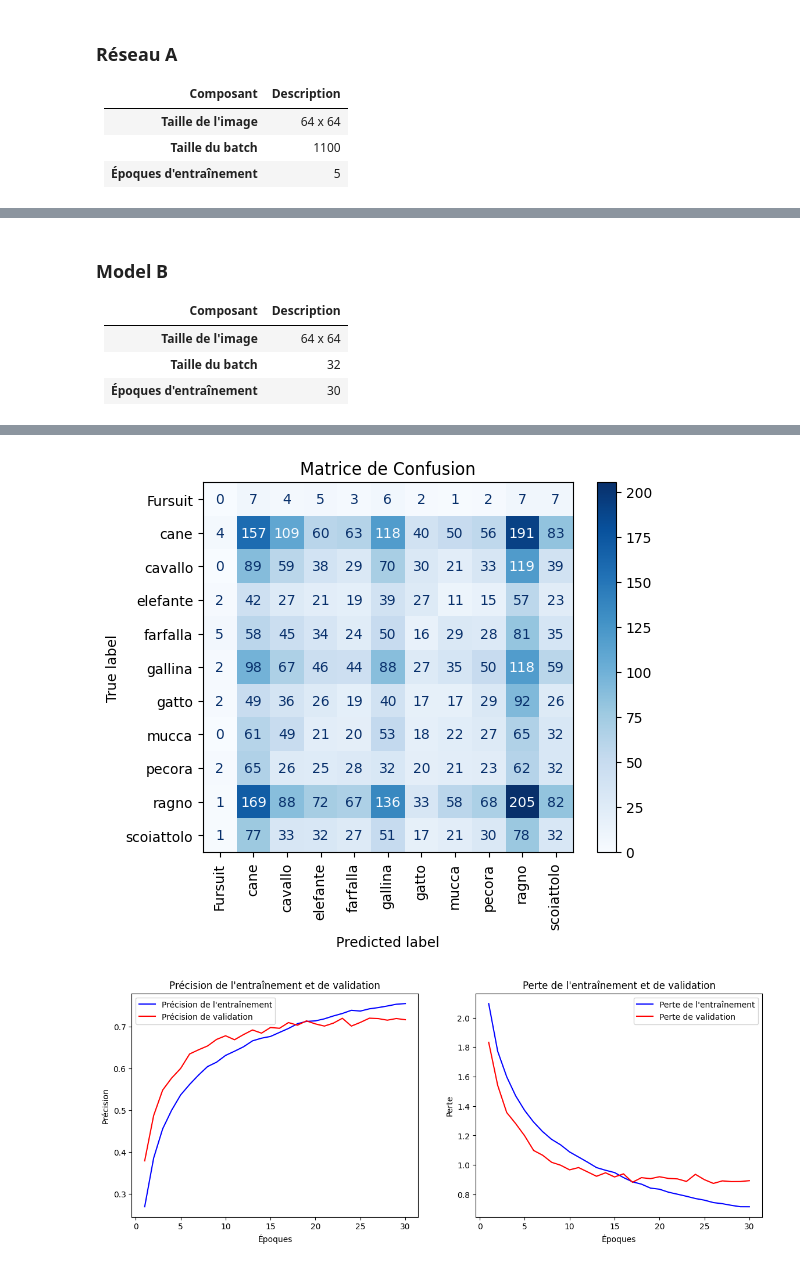
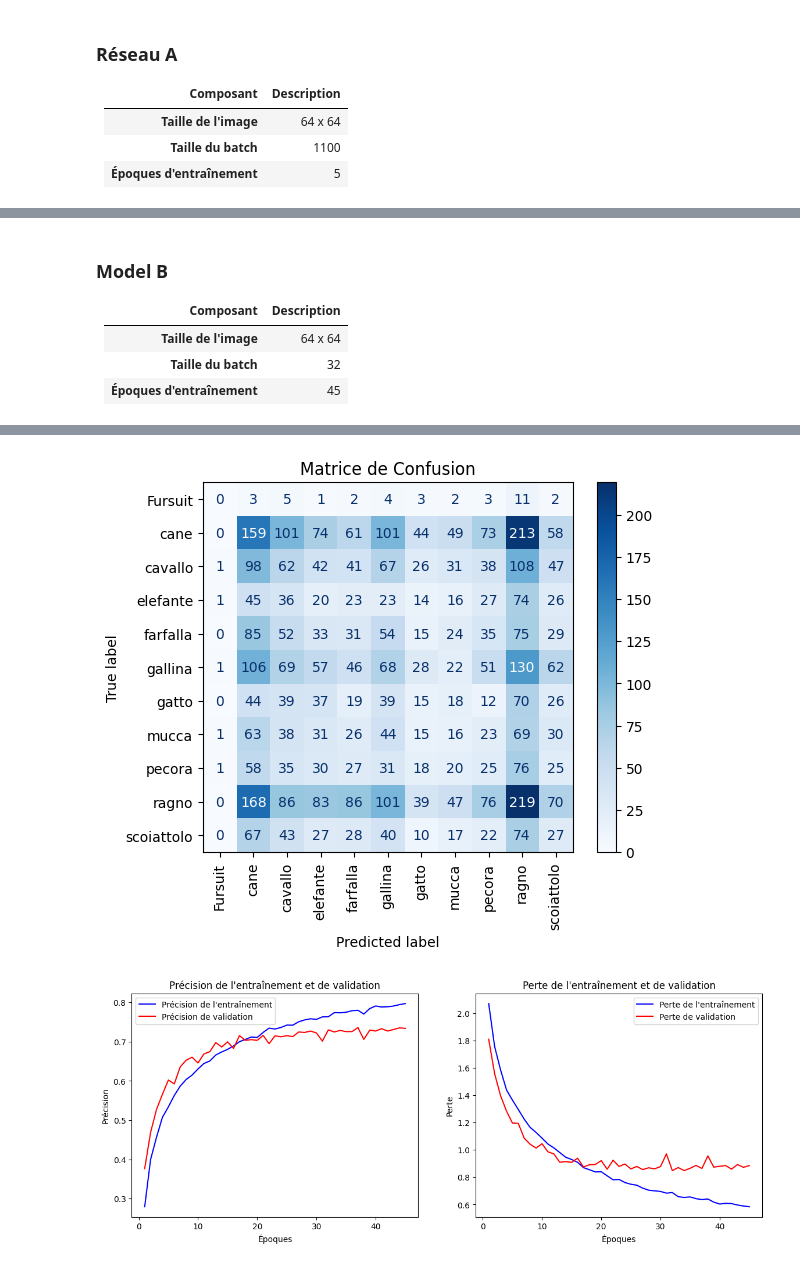
Before and after one commit to KevenJAntenor/FurVision-Deep-Learning-Animal-Fursuit-Classifier, a Jupyter notebook: 5_Resseaux.ipynb, the cells around one changed output, grey strips where cells are left out. Saved outputs shown, nothing was run; the diff lists cells and outputs as text; code cells hidden in the pictures.

```diff
--- a/5_Resseaux.ipynb
+++ b/5_Resseaux.ipynb
@@ -193,7 +195,7 @@ WARNING:absl:You are saving your model as an HDF5 file via `model.save()` or `ke
 |--------------------------|-------------------------------------------------------------------------|
 | **Taille de l'image**    | 64 x 64                                                                 |
 | **Taille du batch**      | 32                                                                      |
-| **Époques d'entraînement** | 30                                                                   |
+| **Époques d'entraînement** | 45                                                                   |
 # %%
 import tensorflow as tf
 import numpy as np
@@ -221,7 +223,7 @@ class_names = dataset.class_names
 dataset = dataset.map(preprocess_image)
 
 # Nombre de classes (ajustez en fonction du nombre réel de classes)
-NUM_CLASSES = len(class_names)
+NUM_CLASSES = 11
 
 # Révision de l'architecture du modèle avec Dropout
 model1 = tf.keras.Sequential([
@@ -251,7 +253,7 @@ model1.compile(optimizer='adam',
 
 # Fonction pour diviser le dataset
 def split_dataset(dataset, split_ratio=0.8):
-    dataset_size = len(list(dataset))
+    dataset_size = len(dataset)
     split_index = int(dataset_size * split_ratio)
     train_dataset = dataset.take(split_index)
     val_dataset = dataset.skip(split_index)
@@ -264,7 +266,7 @@ train_dataset, val_dataset = split_dataset(dataset)
 history = model1.fit(
     train_dataset,
     validation_data=val_dataset,
-    epochs=30
+    epochs=45
 )
 
 # Sauvegarder le modèle
@@ -338,5 +337,5 @@ WARNING:tensorflow:5 out of the last 41 calls to <function TensorFlowTrainer.mak
-[figure, old version]
+[figure, new version]
-[figure, old version]
+[figure, new version]
 # %% [markdown]
 ### Model C
 
```
Also changed, not shown: parts of 6 cells of this notebook.
